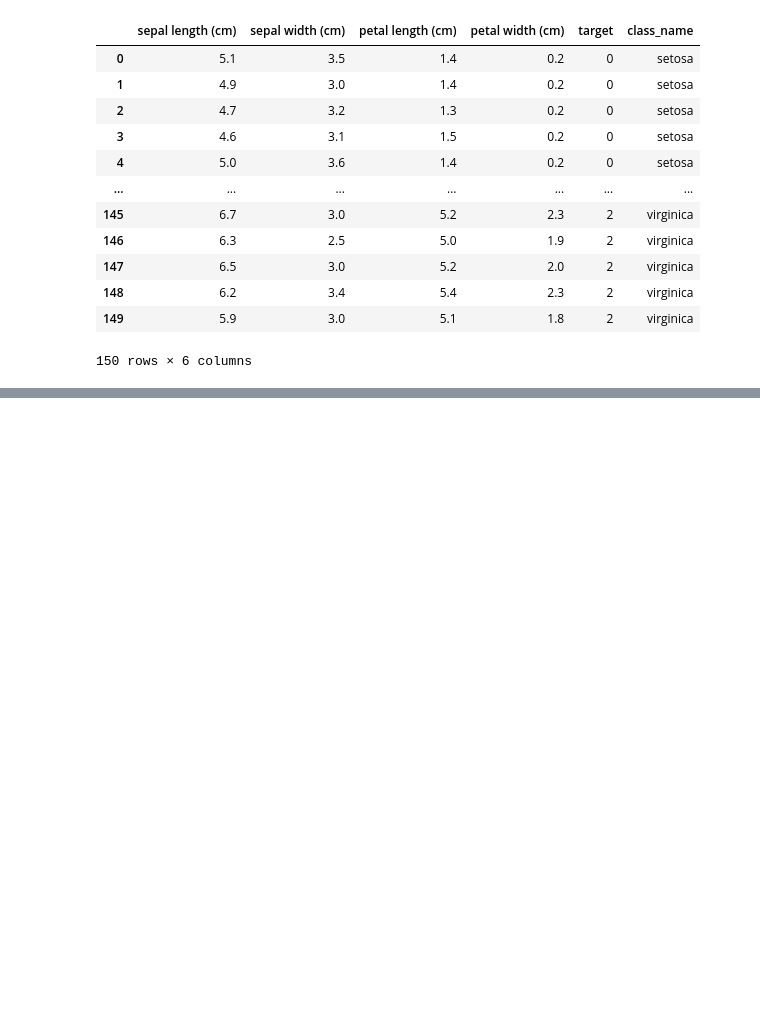
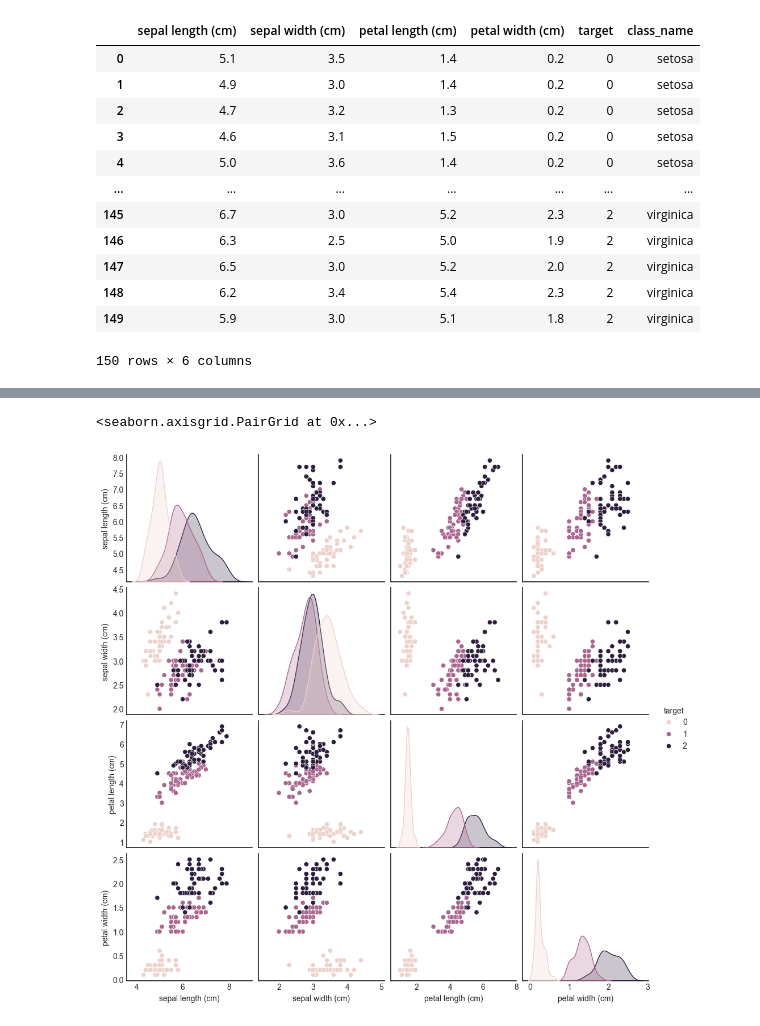
Before and after one commit to iambean-git/K_Digital_8_workspace, a Jupyter notebook: workspace_python_AI/assignment/chap04_matplotlib/04_1_Matplotlib_iris.ipynb, the cells around one changed output, grey strips where cells are left out. Saved outputs shown, nothing was run; the diff lists cells and outputs as text; code cells hidden in the pictures; blank space fills up the shorter version.

```diff
--- a/workspace_python_AI/assignment/chap04_matplotlib/04_1_Matplotlib_iris.ipynb
+++ b/workspace_python_AI/assignment/chap04_matplotlib/04_1_Matplotlib_iris.ipynb
@@ -90,0 +118,6 @@ df_iris
+# %%
+#346
+sns.pairplot(data=df_iris, hue='target')
+# %% [output]
+<seaborn.axisgrid.PairGrid at 0x...>
+[figure, added]
```
Also changed, not shown: parts of 4 cells of this notebook, 1 other file.
